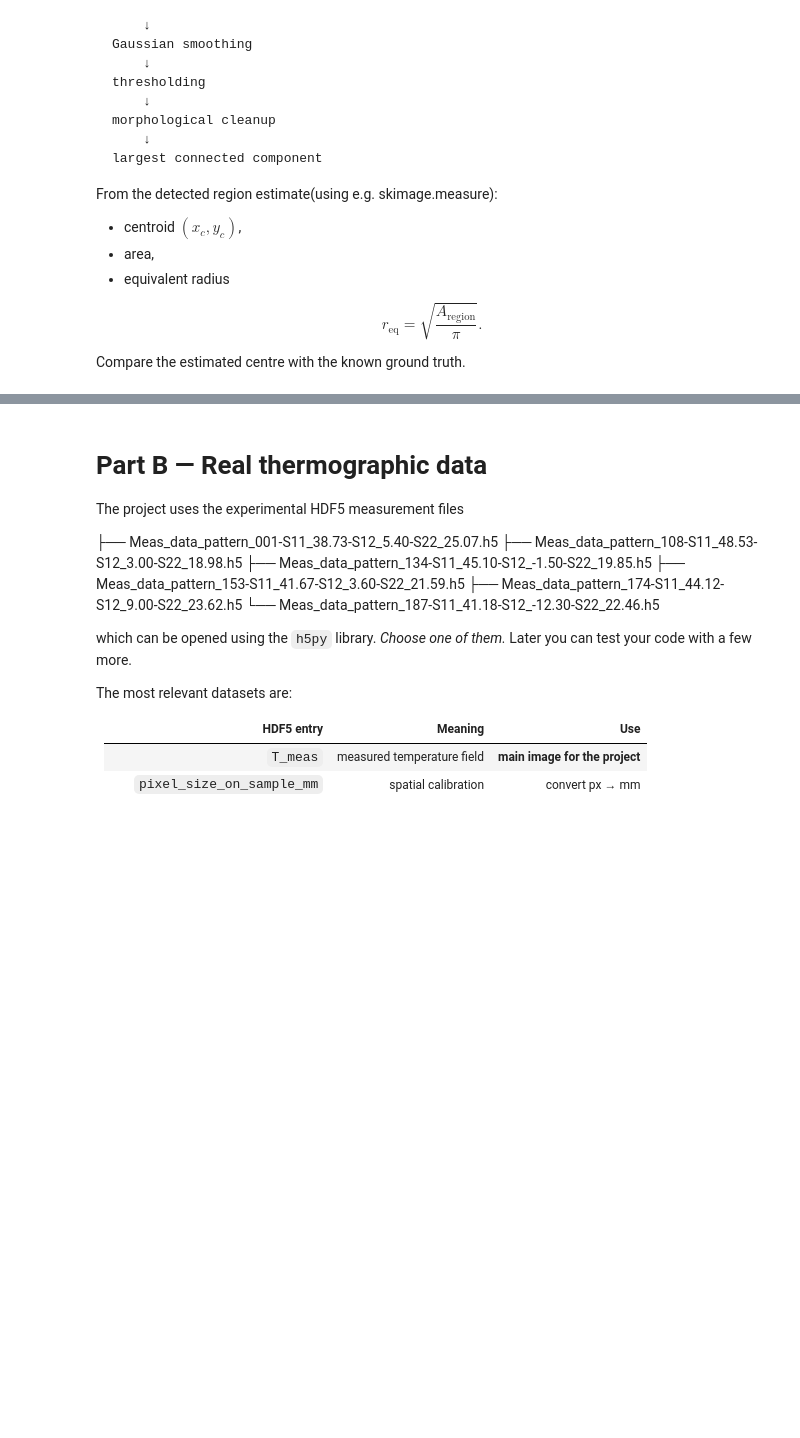
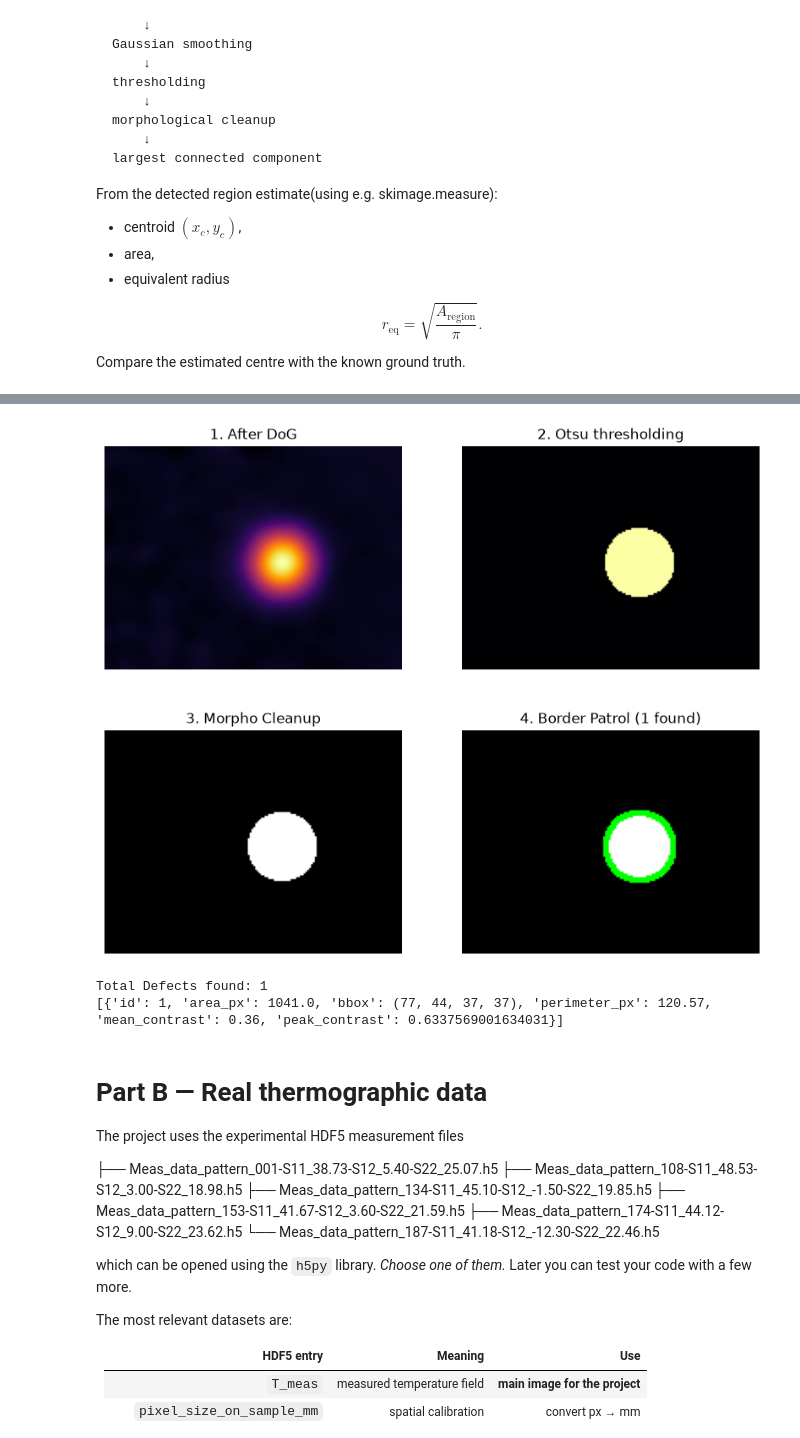
Before and after one commit to apsbenipal2509/OIP_IPYNB, a Jupyter notebook: oip_final_project_repaired.ipynb, the cells around one changed output, grey strips where cells are left out. Cells and saved outputs as stored; diff of their text form; code cells hidden in the pictures; blank space fills up the shorter version.

```diff
--- a/oip_final_project_repaired.ipynb
+++ b/oip_final_project_repaired.ipynb
@@ -439,7 +496,59 @@ raise NotImplementedError()
 # %%
-# Display and compare
-# YOUR CODE HERE
-raise NotImplementedError()
+# Create 2x2 figure
+fig, axes = plt.subplots(2, 2, figsize=(10, 8))
+
+# Top-Left: Background correction
+axes[0, 0].imshow(cleanThermal, cmap='inferno')
+axes[0, 0].set_title("1. After DoG")
+
+# Top-Right: Thresholding
+axes[0, 1].imshow(defect_mask, cmap='inferno')
+axes[0, 1].set_title("2. Otsu thresholding")
+
+# Bottom-Left: Morphed
+axes[1, 0].imshow(defect_mask_Morph, cmap='gray')
+axes[1, 0].set_title("3. Morpho Cleanup")
+
+# Bottom-Right: Contouring
+axes[1, 1].imshow(annotated)
+axes[1, 1].set_title(f"4. Border Patrol ({len(contours)} found)")
+
+# Hide axis ticks for a cleaner look
+for ax in axes.flat:
+    ax.axis('off')
+# %% [output]
+[figure, added]
+# %%
+# Filtering, estimate centre
+defects_data = []
+for i, cnt in enumerate(contours):
+    area = cv2.contourArea(cnt)
+    if area < 5:  # Skip tiny 1-4 pixel artifacts
+        continue
+
+    x, y, w, h = cv2.boundingRect(cnt)
+    perimeter = cv2.arcLength(cnt, True)
+
+# Measure peak and mean thermal contrast inside this specific defect
+    single_mask = np.zeros(cleanThermal.shape, dtype=np.uint8)
+    cv2.drawContours(single_mask, [cnt], -1, 255, -1)
+    mean_contrast = cv2.mean(cleanThermal, mask=single_mask)[0]
+    _, max_contrast, _, _ = cv2.minMaxLoc(cleanThermal, mask=single_mask)
+
+    defects_data.append({
+        "id": i + 1,
+        "area_px": area,
+        "bbox": (x, y, w, h),
+        "perimeter_px": round(perimeter, 2),
+        "mean_contrast": round(mean_contrast, 2),
+        "peak_contrast": max_contrast
+    })
+
+print(f"Total Defects found: {len(defects_data)}")
+print(defects_data)
+# %% [output]
+Total Defects found: 1
+[{'id': 1, 'area_px': 1041.0, 'bbox': (77, 44, 37, 37), 'perimeter_px': 120.57, 'mean_contrast': 0.36, 'peak_contrast': 0.6337569001634031}]
 # %% [markdown]
 # Part B — Real thermographic data
 
```
Also changed, not shown: parts of 6 cells of this notebook.
